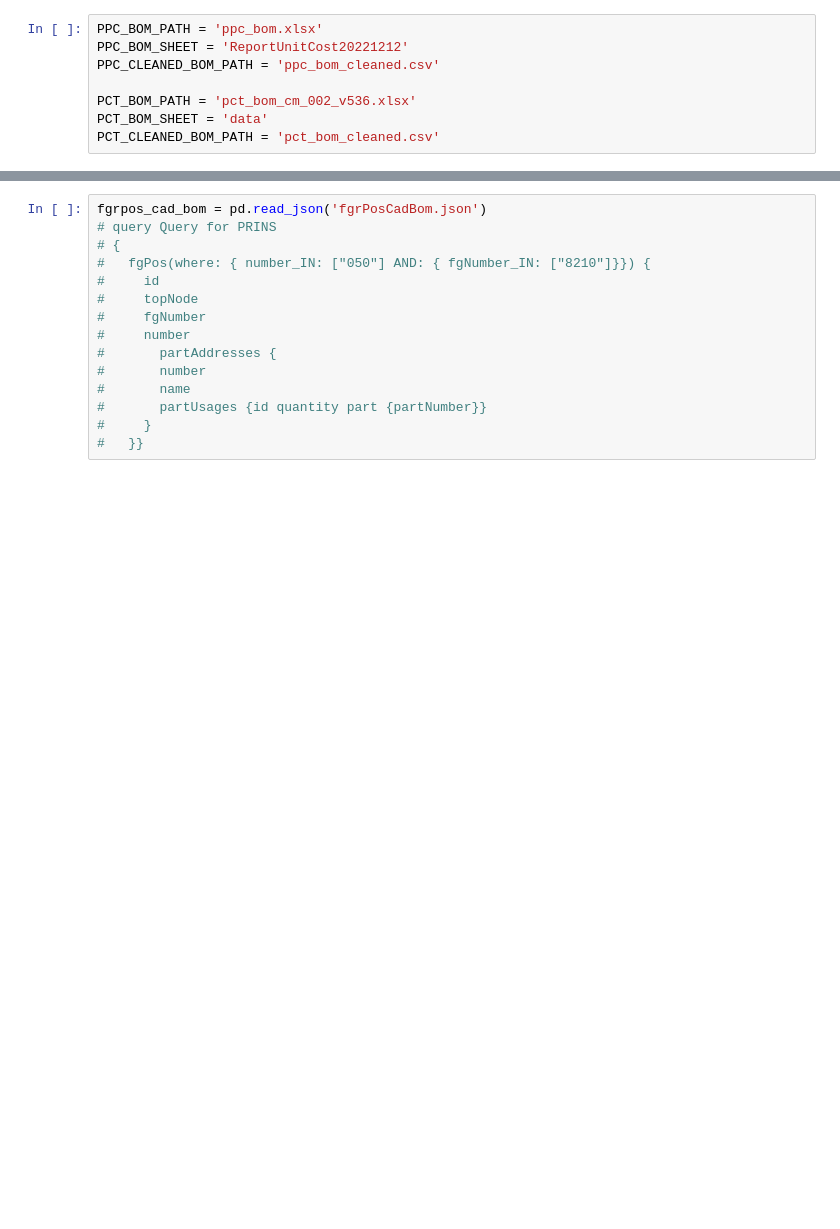
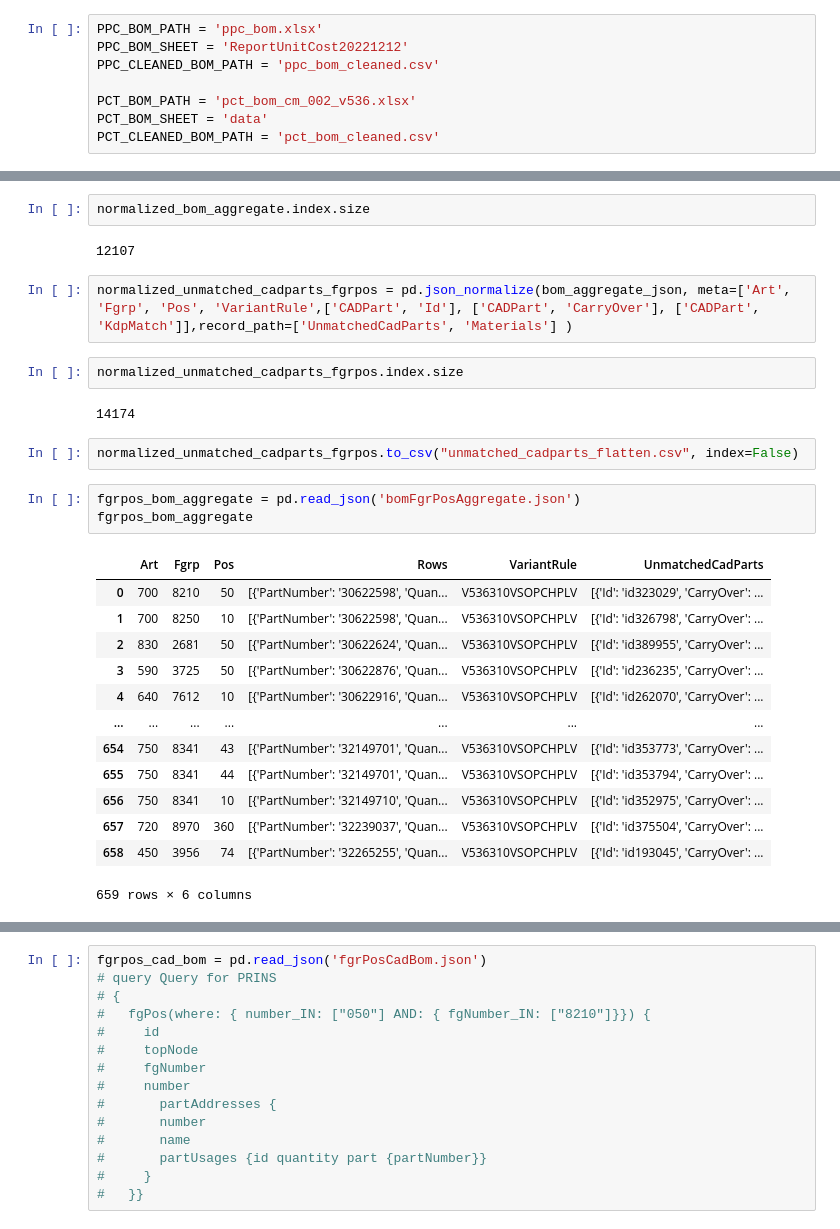
Before and after one commit to MartinIsaksson/bom_parser, a Jupyter notebook: ppc_parser.ipynb, the cells around one changed output, grey strips where cells are left out. Drawn from its saved outputs; the diff is of its cells as text; blank space fills up the shorter version.

Commit message:
added breakdown on the bom_aggregate json

```diff
--- a/ppc_parser.ipynb
+++ b/ppc_parser.ipynb
@@ -25,0 +39,29 @@ PCT_CLEANED_BOM_PATH = 'pct_bom_cleaned.csv'
+# %%
+normalized_bom_aggregate.index.size
+# %% [output]
+12107
+# %%
+normalized_unmatched_cadparts_fgrpos = pd.json_normalize(bom_aggregate_json, meta=['Art', 'Fgrp', 'Pos', 'VariantRule',['CADPart', 'Id'], ['CADPart', 'CarryOver'], ['CADPart', 'KdpMatch']],record_path=['UnmatchedCadParts', 'Materials'] )
+# %%
+normalized_unmatched_cadparts_fgrpos.index.size
+# %% [output]
+14174
+# %%
+normalized_unmatched_cadparts_fgrpos.to_csv("unmatched_cadparts_flatten.csv", index=False)
+# %%
+fgrpos_bom_aggregate = pd.read_json('bomFgrPosAggregate.json')
+fgrpos_bom_aggregate
+# %% [output]
+|  | Art | Fgrp | Pos | Rows | VariantRule | UnmatchedCadParts |
+| 0 | 700 | 8210 | 50 | [{'PartNumber': '30622598', 'Quan... | V536310VSOPCHPLV | [{'Id': 'id323029', 'CarryOver': ... |
+| 1 | 700 | 8250 | 10 | [{'PartNumber': '30622598', 'Quan... | V536310VSOPCHPLV | [{'Id': 'id326798', 'CarryOver': ... |
+| 2 | 830 | 2681 | 50 | [{'PartNumber': '30622624', 'Quan... | V536310VSOPCHPLV | [{'Id': 'id389955', 'CarryOver': ... |
+| 3 | 590 | 3725 | 50 | [{'PartNumber': '30622876', 'Quan... | V536310VSOPCHPLV | [{'Id': 'id236235', 'CarryOver': ... |
+| 4 | 640 | 7612 | 10 | [{'PartNumber': '30622916', 'Quan... | V536310VSOPCHPLV | [{'Id': 'id262070', 'CarryOver': ... |
+| ... | ... | ... | ... | ... | ... | ... |
+| 654 | 750 | 8341 | 43 | [{'PartNumber': '32149701', 'Quan... | V536310VSOPCHPLV | [{'Id': 'id353773', 'CarryOver': ... |
+| 655 | 750 | 8341 | 44 | [{'PartNumber': '32149701', 'Quan... | V536310VSOPCHPLV | [{'Id': 'id353794', 'CarryOver': ... |
+| 656 | 750 | 8341 | 10 | [{'PartNumber': '32149710', 'Quan... | V536310VSOPCHPLV | [{'Id': 'id352975', 'CarryOver': ... |
+| 657 | 720 | 8970 | 360 | [{'PartNumber': '32239037', 'Quan... | V536310VSOPCHPLV | [{'Id': 'id375504', 'CarryOver': ... |
+| 658 | 450 | 3956 | 74 | [{'PartNumber': '32265255', 'Quan... | V536310VSOPCHPLV | [{'Id': 'id193045', 'CarryOver': ... |
+659 rows × 6 columns
```
Also changed, not shown: parts of 7 cells of this notebook, 3 other files.
